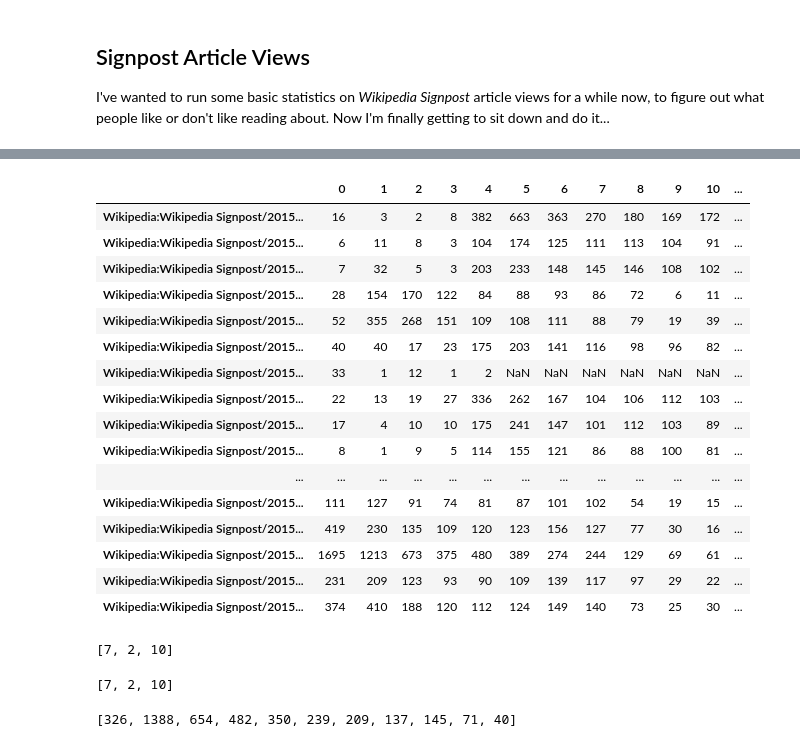
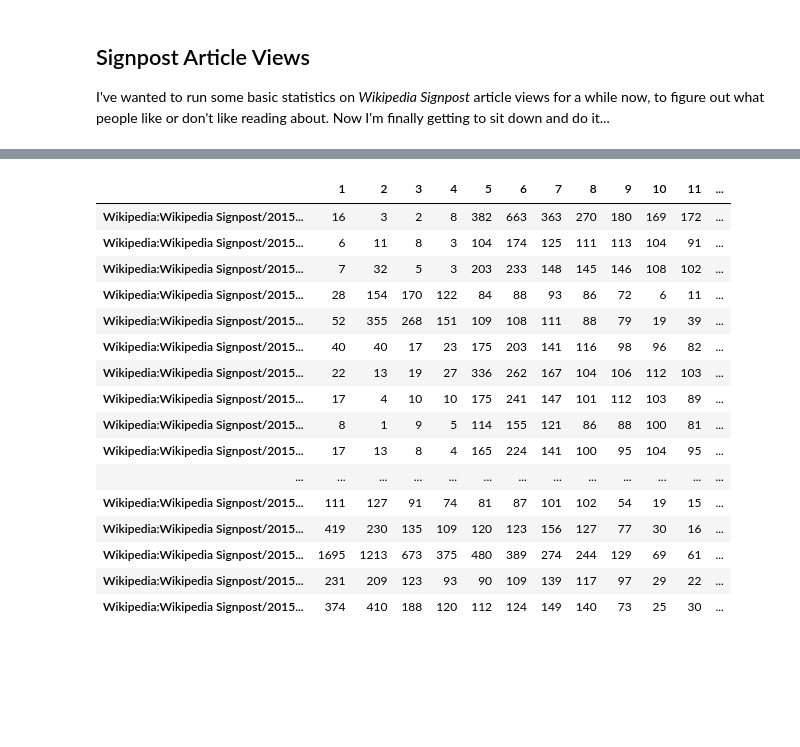
Before and after one commit to ResidentMario/signpostviews, a Jupyter notebook: signpostviews.ipynb, the cells around one changed output, grey strips where cells are left out. Saved outputs shown, nothing was run; the diff lists cells and outputs as text; code cells hidden in the pictures; blank space fills up the shorter version.

```diff
--- a/signpostviews.ipynb
+++ b/signpostviews.ipynb
@@ -122,34 +82,35 @@ all_views
-# %%
-pd.set_option('display.max_rows', None)
-frame = DataFrame([all_views[key] for key in sorted(all_views.keys())], index=sorted(all_views.keys()))
-frame
-# %% [output]
-|  | 0 | 1 | 2 | 3 | 4 | 5 | 6 | 7 | 8 | 9 | 10 | ... |
-| Wikipedia:Wikipedia Signpost/2015... | 16 | 3 | 2 | 8 | 382 | 663 | 363 | 270 | 180 | 169 | 172 | ... |
-| Wikipedia:Wikipedia Signpost/2015... | 6 | 11 | 8 | 3 | 104 | 174 | 125 | 111 | 113 | 104 | 91 | ... |
-| Wikipedia:Wikipedia Signpost/2015... | 7 | 32 | 5 | 3 | 203 | 233 | 148 | 145 | 146 | 108 | 102 | ... |
-| Wikipedia:Wikipedia Signpost/2015... | 28 | 154 | 170 | 122 | 84 | 88 | 93 | 86 | 72 | 6 | 11 | ... |
-| Wikipedia:Wikipedia Signpost/2015... | 52 | 355 | 268 | 151 | 109 | 108 | 111 | 88 | 79 | 19 | 39 | ... |
-| Wikipedia:Wikipedia Signpost/2015... | 40 | 40 | 17 | 23 | 175 | 203 | 141 | 116 | 98 | 96 | 82 | ... |
-| Wikipedia:Wikipedia Signpost/2015... | 33 | 1 | 12 | 1 | 2 | NaN | NaN | NaN | NaN | NaN | NaN | ... |
-| Wikipedia:Wikipedia Signpost/2015... | 22 | 13 | 19 | 27 | 336 | 262 | 167 | 104 | 106 | 112 | 103 | ... |
-| Wikipedia:Wikipedia Signpost/2015... | 17 | 4 | 10 | 10 | 175 | 241 | 147 | 101 | 112 | 103 | 89 | ... |
-| Wikipedia:Wikipedia Signpost/2015... | 8 | 1 | 9 | 5 | 114 | 155 | 121 | 86 | 88 | 100 | 81 | ... |
-| ... | ... | ... | ... | ... | ... | ... | ... | ... | ... | ... | ... | ... |
-| Wikipedia:Wikipedia Signpost/2015... | 111 | 127 | 91 | 74 | 81 | 87 | 101 | 102 | 54 | 19 | 15 | ... |
-| Wikipedia:Wikipedia Signpost/2015... | 419 | 230 | 135 | 109 | 120 | 123 | 156 | 127 | 77 | 30 | 16 | ... |
-| Wikipedia:Wikipedia Signpost/2015... | 1695 | 1213 | 673 | 375 | 480 | 389 | 274 | 244 | 129 | 69 | 61 | ... |
-| Wikipedia:Wikipedia Signpost/2015... | 231 | 209 | 123 | 93 | 90 | 109 | 139 | 117 | 97 | 29 | 22 | ... |
-| Wikipedia:Wikipedia Signpost/2015... | 374 | 410 | 188 | 120 | 112 | 124 | 149 | 140 | 73 | 25 | 30 | ... |
-# %%
-article_viewcounts("Wikipedia:Wikipedia Signpost/2015-12-23/Technology report")
-# %% [output]
-[7, 2, 10]
-# %%
-viewcounts("Wikipedia:Wikipedia Signpost/2015-12-23/Technology report")
-# %% [output]
-[7, 2, 10]
-# %%
-article_viewcounts("Wikipedia:Wikipedia Signpost/2015-12-02/Op-ed")
-# %% [output]
-[326, 1388, 654, 482, 350, 239, 209, 137, 145, 71, 40]
+# %%
+pd.set_option('display.max_rows', None)
+frame = DataFrame([all_views[key] for key in sorted(all_views.keys())],
+                  index=sorted(all_views.keys()),
+                  columns=range(1, 16))
+# Fill missing values (not enough views to be logged so the API returns NaN) with 0.
+frame = frame.fillna(0)
+# Compute some per-page summary statistics.
+# frame['avg'] = frame.apply(lambda x: int(sum(x) / 15), axis=1) # Not that useful because of the many empty values.
+frame['total'] = frame.apply(lambda x: sum(x), axis=1)
+# %%
+# Drop entries which obviously never made it to publication.
+frame = frame[frame['total'] > 200]
+# Fix a particular trouble spot, where an article was renamed post-publication.
+frame.ix['Wikipedia:Wikipedia Signpost/2015-10-14/WikiConference report'] = frame.ix['Wikipedia:Wikipedia Signpost/2015-10-14/WikiConference report'] + frame.ix['Wikipedia:Wikipedia Signpost/2015-10-14/WikiConference Report']
+frame = frame.drop('Wikipedia:Wikipedia Signpost/2015-10-14/WikiConference Report')
+frame
+# %% [output]
+|  | 1 | 2 | 3 | 4 | 5 | 6 | 7 | 8 | 9 | 10 | 11 | ... |
+| Wikipedia:Wikipedia Signpost/2015... | 16 | 3 | 2 | 8 | 382 | 663 | 363 | 270 | 180 | 169 | 172 | ... |
+| Wikipedia:Wikipedia Signpost/2015... | 6 | 11 | 8 | 3 | 104 | 174 | 125 | 111 | 113 | 104 | 91 | ... |
+| Wikipedia:Wikipedia Signpost/2015... | 7 | 32 | 5 | 3 | 203 | 233 | 148 | 145 | 146 | 108 | 102 | ... |
+| Wikipedia:Wikipedia Signpost/2015... | 28 | 154 | 170 | 122 | 84 | 88 | 93 | 86 | 72 | 6 | 11 | ... |
+| Wikipedia:Wikipedia Signpost/2015... | 52 | 355 | 268 | 151 | 109 | 108 | 111 | 88 | 79 | 19 | 39 | ... |
+| Wikipedia:Wikipedia Signpost/2015... | 40 | 40 | 17 | 23 | 175 | 203 | 141 | 116 | 98 | 96 | 82 | ... |
+| Wikipedia:Wikipedia Signpost/2015... | 22 | 13 | 19 | 27 | 336 | 262 | 167 | 104 | 106 | 112 | 103 | ... |
+| Wikipedia:Wikipedia Signpost/2015... | 17 | 4 | 10 | 10 | 175 | 241 | 147 | 101 | 112 | 103 | 89 | ... |
+| Wikipedia:Wikipedia Signpost/2015... | 8 | 1 | 9 | 5 | 114 | 155 | 121 | 86 | 88 | 100 | 81 | ... |
+| Wikipedia:Wikipedia Signpost/2015... | 17 | 13 | 8 | 4 | 165 | 224 | 141 | 100 | 95 | 104 | 95 | ... |
+| ... | ... | ... | ... | ... | ... | ... | ... | ... | ... | ... | ... | ... |
+| Wikipedia:Wikipedia Signpost/2015... | 111 | 127 | 91 | 74 | 81 | 87 | 101 | 102 | 54 | 19 | 15 | ... |
+| Wikipedia:Wikipedia Signpost/2015... | 419 | 230 | 135 | 109 | 120 | 123 | 156 | 127 | 77 | 30 | 16 | ... |
+| Wikipedia:Wikipedia Signpost/2015... | 1695 | 1213 | 673 | 375 | 480 | 389 | 274 | 244 | 129 | 69 | 61 | ... |
+| Wikipedia:Wikipedia Signpost/2015... | 231 | 209 | 123 | 93 | 90 | 109 | 139 | 117 | 97 | 29 | 22 | ... |
+| Wikipedia:Wikipedia Signpost/2015... | 374 | 410 | 188 | 120 | 112 | 124 | 149 | 140 | 73 | 25 | 30 | ... |
```
Also changed, not shown: parts of 2 cells of this notebook.
